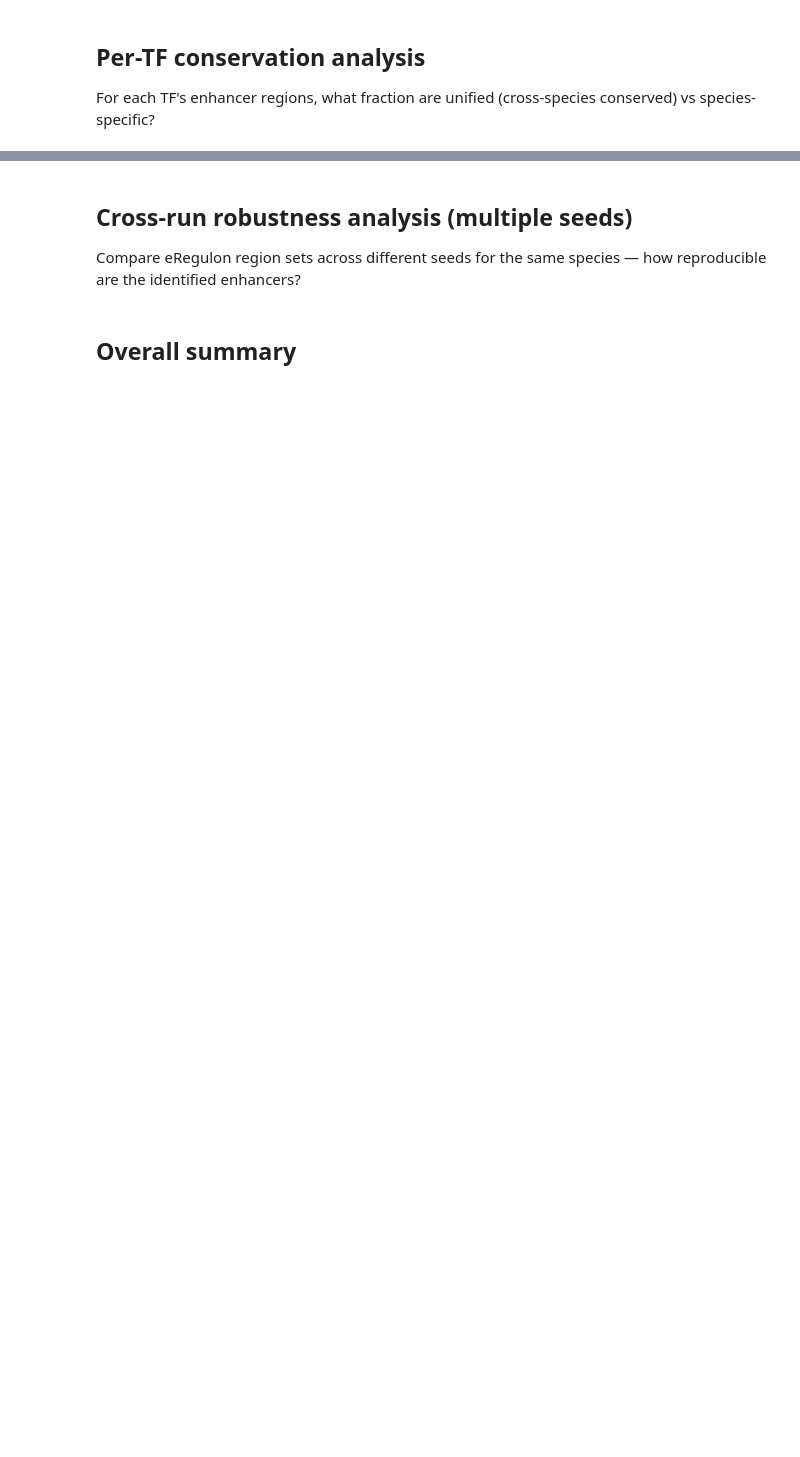
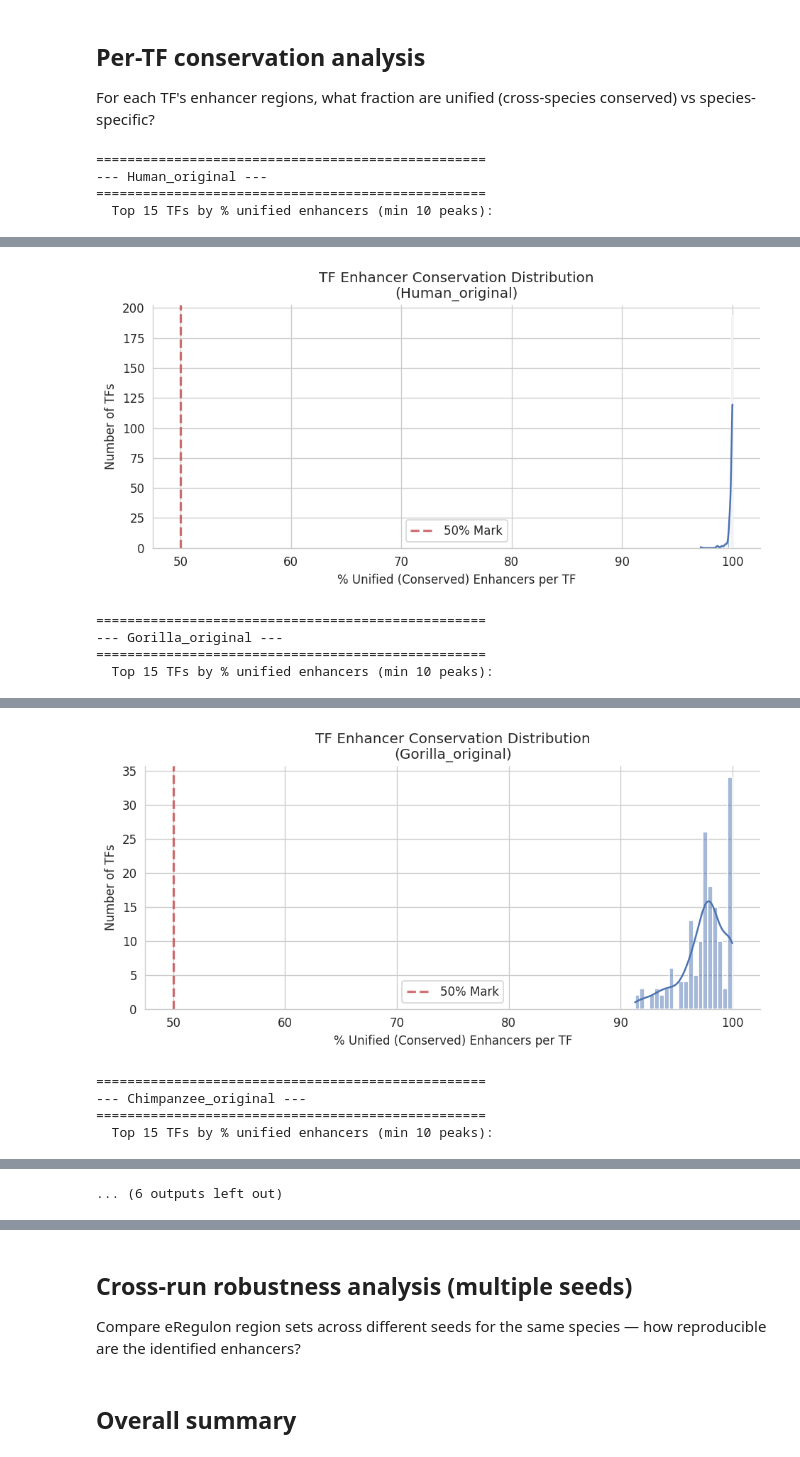
Before and after one commit to jjans5/peak_calling, a Jupyter notebook: atac_pipeline/notebooks/15_scenicplus_enhancer_overlap.ipynb, the cells around one changed output, grey strips where cells are left out. Drawn from its saved outputs; the diff is of its cells as text; code cells hidden in the pictures; blank space fills up the shorter version.

```diff
--- a/atac_pipeline/notebooks/15_scenicplus_enhancer_overlap.ipynb
+++ b/atac_pipeline/notebooks/15_scenicplus_enhancer_overlap.ipynb
@@ -23,7 +23,7 @@ sns.set_style('whitegrid')
 # %% [markdown]
 ## Configuration
 # %%
-BASE_DIR = "/home/jjanssens/jjans/analysis/adult_intestine"
+BASE_DIR = "~/jjans/analysis/adult_intestine"
 SCENICPLUS_DIR = os.path.join(BASE_DIR, "scenicplus")
 CONSENSUS_DIR = os.path.join(BASE_DIR, "peaks/cross_species_consensus_v3/10_final")
 
@@ -265,0 +661,65 @@ for run_key, result in all_run_results.items():
+# %%
+import matplotlib.pyplot as plt
+import seaborn as sns
+from IPython.display import display
+
+# Set a threshold to filter out TFs with too few enhancers (removes 100% noise)
+MIN_PEAKS = 10
+
+for run_key, result in all_run_results.items():
+    ereg = result["ereg_annotated"]
+
+    # Ensure we actually have mapped peaks
+    if "peak_type" not in ereg.columns or ereg["peak_type"].isna().all():
+        print(f"\n--- {run_key} ---")
+        print("  No peak_type annotations found. Skipping.")
+        continue
+
+    print(f"\n{'='*50}")
+    print(f"--- {run_key} ---")
+    print(f"{'='*50}")
+
+    # Per-TF: count unique regions by peak type
+    tf_stats = (
+        ereg.dropna(subset=["peak_id"])
+        .drop_duplicates(subset=["TF", "region", "peak_type"])
+        .groupby(["TF", "peak_type"])
+        .size()
+        .unstack(fill_value=0)
+    )
+
+    if "unified" in tf_stats.columns:
+        # Calculate total BEFORE filtering
+        tf_stats["total"] = tf_stats.sum(axis=1)
+
+        # --- THE FIX: Filter out TFs with too few peaks ---
+        tf_stats = tf_stats[tf_stats["total"] >= MIN_PEAKS].copy()
+
+        # Calculate percentages
+        tf_stats["pct_unified"] = (tf_stats["unified"] / tf_stats["total"] * 100).round(1)
+        tf_stats = tf_stats.sort_values("pct_unified", ascending=False)
+
+        print(f"  Top 15 TFs by % unified enhancers (min {MIN_PEAKS} peaks):")
+        display(tf_stats.head(15))
+
+        # Plot distribution using Seaborn for better aesthetics
+        fig, ax = plt.subplots(figsize=(8, 4))
+        sns.histplot(data=tf_stats, x="pct_unified", bins=20,
+                     kde=True, color="#4C72B0", edgecolor="white", ax=ax)
+
+        ax.set_xlabel("% Unified (Conserved) Enhancers per TF")
+        ax.set_ylabel("Number of TFs")
+        ax.set_title(f"TF Enhancer Conservation Distribution\n({run_key})")
+        ax.axvline(50, ls="--", color="#C44E52", alpha=0.8, linewidth=2, label="50% Mark")
+        ax.legend()
+
+        sns.despine()
+        plt.tight_layout()
+        plt.show()
+    else:
+        print("  No 'unified' peaks found for this run.")
+# %% [output]
+==================================================
+--- Human_original ---
+==================================================
+  Top 15 TFs by % unified enhancers (min 10 peaks):
@@ -265,0 +743,5 @@ for run_key, result in all_run_results.items():
+[figure, added]
+==================================================
+--- Gorilla_original ---
+==================================================
+  Top 15 TFs by % unified enhancers (min 10 peaks):
@@ -265,0 +765,5 @@ for run_key, result in all_run_results.items():
+[figure, added]
+==================================================
+--- Chimpanzee_original ---
+==================================================
+  Top 15 TFs by % unified enhancers (min 10 peaks):
@@ -265,0 +810 @@ for run_key, result in all_run_results.items():
+... (6 outputs left out)
```
Also changed, not shown: parts of 15 cells of this notebook, 9 other files.
